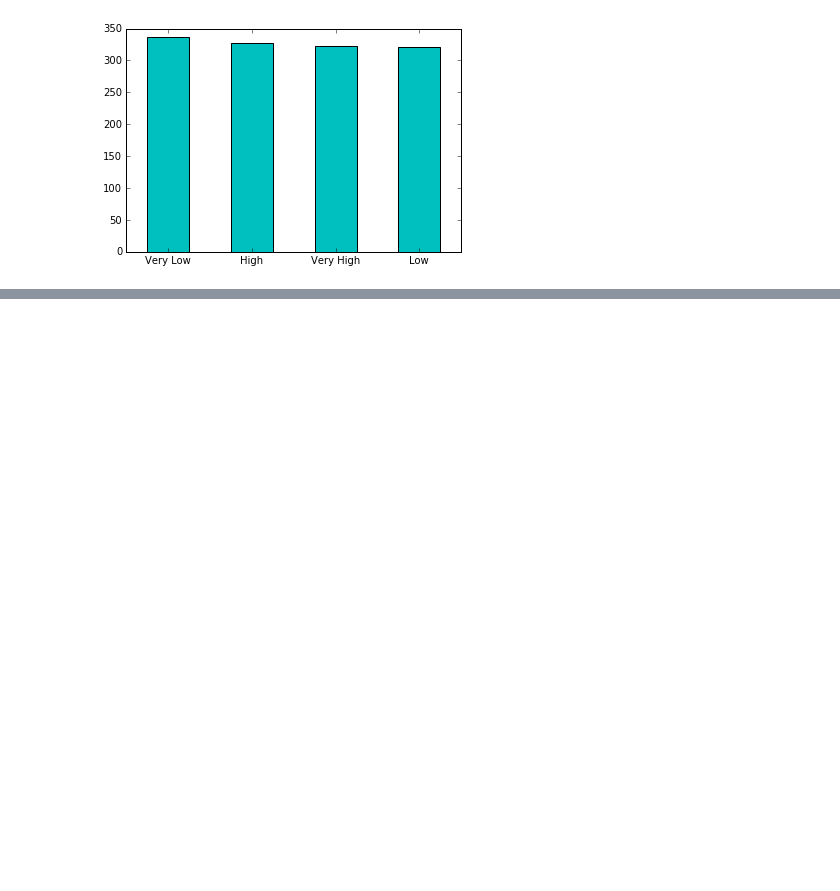
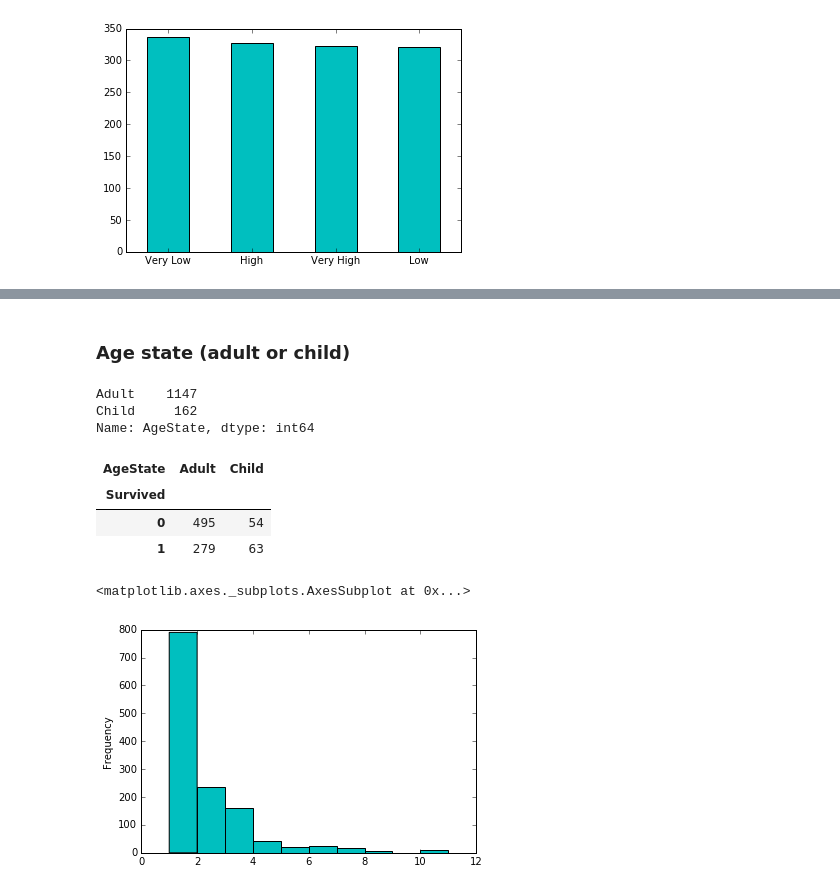
Before and after one commit to yrahul3910/titanic, a Jupyter notebook: notebooks/exploring-processing-data.ipynb, the cells around one changed output, grey strips where cells are left out. Cells and saved outputs as stored; diff of their text form; code cells hidden in the pictures; blank space fills up the shorter version.

```diff
--- a/notebooks/exploring-processing-data.ipynb
+++ b/notebooks/exploring-processing-data.ipynb
@@ -771,0 +774,24 @@ df["Fare_Bin"] = pd.qcut(df.Fare, 4, labels=["Very_Low", "Low", "High", "Very_Hi
+# %% [markdown]
+### Age state (adult or child)
+# %%
+df["AgeState"] = np.where(df["Age"] >= 18, "Adult", "Child")
+# %%
+df["AgeState"].value_counts()
+# %% [output]
+Adult    1147
+Child     162
+Name: AgeState, dtype: int64
+# %%
+pd.crosstab(df[df.Survived != -888].Survived, df[df.Survived != -888].AgeState)
+# %% [output]
+| AgeState | Adult | Child |
+| Survived |  |  |
+| 0 | 495 | 54 |
+| 1 | 279 | 63 |
+# %%
+df["FamilySize"] = df.Parch + df.SibSp + 1  # 1 for self
+# %%
+df["FamilySize"].plot(kind="hist", color="c")
+# %% [output]
+<matplotlib.axes._subplots.AxesSubplot at 0x...>
+[figure, added]
```
Also changed, not shown: parts of 36 cells of this notebook, 1 other file.
